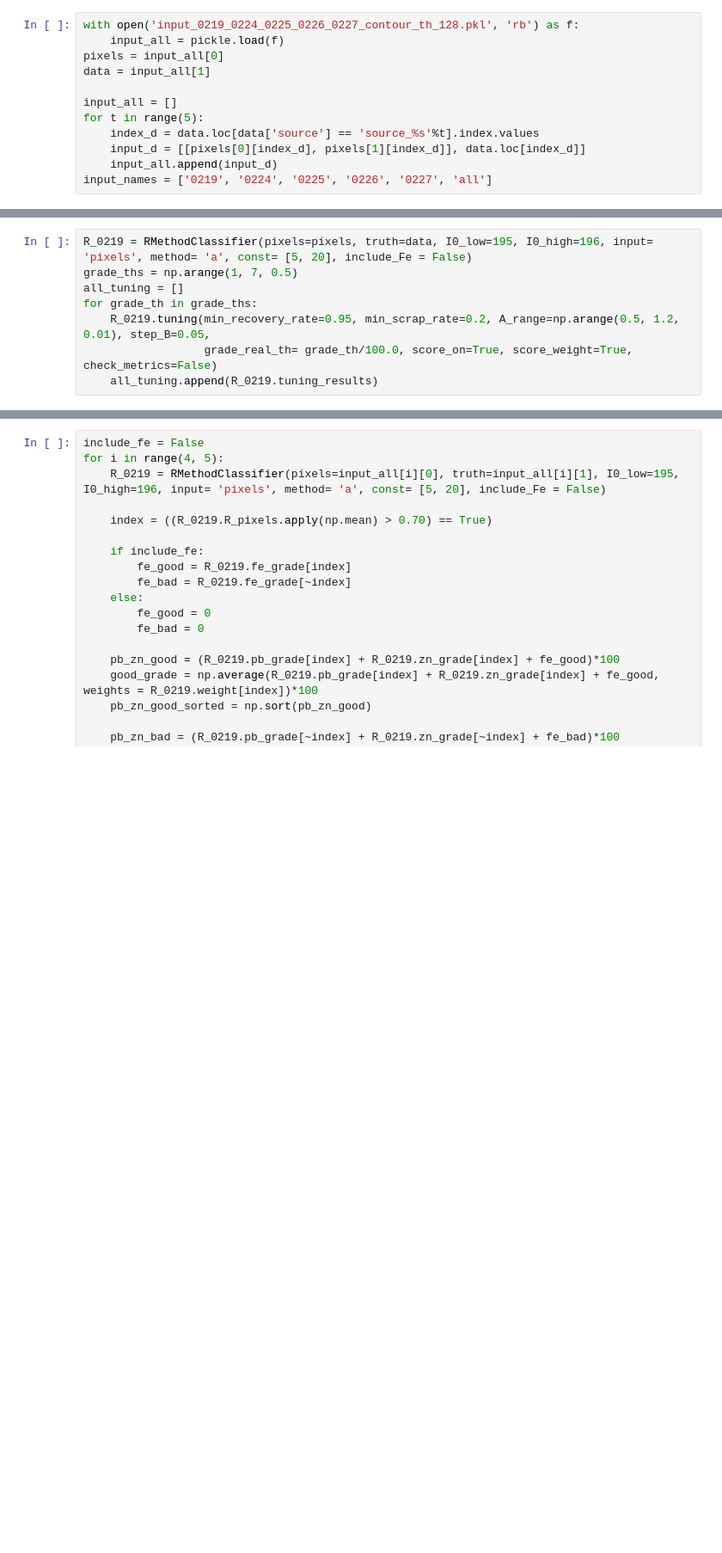
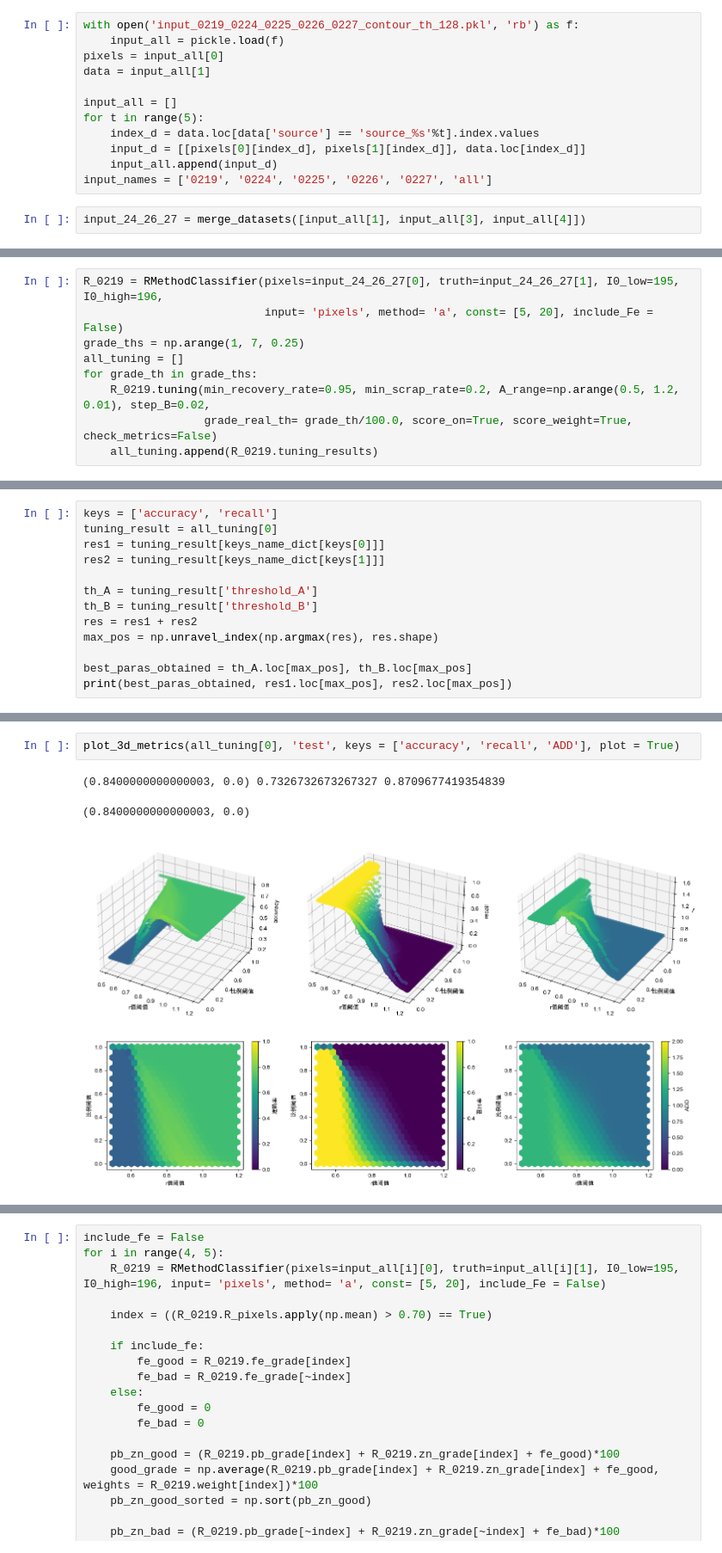
Before and after one commit to yaojian95/jt_ore_sorting, a Jupyter notebook: R_and_grade.ipynb, the cells around one changed output, grey strips where cells are left out. Shown: that part at 86% size. Drawn from its saved outputs; the diff is of its cells as text; blank space fills up the shorter version.

Commit message:
find best_grade_th of thresholds

```diff
--- a/R_and_grade.ipynb
+++ b/R_and_grade.ipynb
@@ -23,3 +24,5 @@ for t in range(5):
     input_d = [[pixels[0][index_d], pixels[1][index_d]], data.loc[index_d]]
     input_all.append(input_d)
 input_names = ['0219', '0224', '0225', '0226', '0227', 'all']
+# %%
+input_24_26_27 = merge_datasets([input_all[1], input_all[3], input_all[4]])
@@ -26,8 +49,9 @@ input_names = ['0219', '0224', '0225', '0226', '0227', 'all']
 # %%
-R_0219 = RMethodClassifier(pixels=pixels, truth=data, I0_low=195, I0_high=196, input= 'pixels', method= 'a', const= [5, 20], include_Fe = False)
-grade_ths = np.arange(1, 7, 0.5)
+R_0219 = RMethodClassifier(pixels=input_24_26_27[0], truth=input_24_26_27[1], I0_low=195, I0_high=196,
+                           input= 'pixels', method= 'a', const= [5, 20], include_Fe = False)
+grade_ths = np.arange(1, 7, 0.25)
 all_tuning = []
 for grade_th in grade_ths:
-    R_0219.tuning(min_recovery_rate=0.95, min_scrap_rate=0.2, A_range=np.arange(0.5, 1.2, 0.01), step_B=0.05,
+    R_0219.tuning(min_recovery_rate=0.95, min_scrap_rate=0.2, A_range=np.arange(0.5, 1.2, 0.01), step_B=0.02,
                   grade_real_th= grade_th/100.0, score_on=True, score_weight=True, check_metrics=False)
     all_tuning.append(R_0219.tuning_results)
@@ -33,0 +229,13 @@ for grade_th in grade_ths:
+# %%
+keys = ['accuracy', 'recall']
+tuning_result = all_tuning[0]
+res1 = tuning_result[keys_name_dict[keys[0]]]
+res2 = tuning_result[keys_name_dict[keys[1]]]
+
+th_A = tuning_result['threshold_A']
+th_B = tuning_result['threshold_B']
+res = res1 + res2
+max_pos = np.unravel_index(np.argmax(res), res.shape)
+
+best_paras_obtained = th_A.loc[max_pos], th_B.loc[max_pos]
+print(best_paras_obtained, res1.loc[max_pos], res2.loc[max_pos])
@@ -33,0 +333,7 @@ for grade_th in grade_ths:
+# %%
+plot_3d_metrics(all_tuning[0], 'test', keys = ['accuracy', 'recall', 'ADD'], plot = True)
+# %% [output]
+(0.8400000000000003, 0.0) 0.7326732673267327 0.8709677419354839
+(0.8400000000000003, 0.0)
+[figure, added]
+[figure, added]
```
Also changed, not shown: parts of 18 cells of this notebook, 1 other file.
